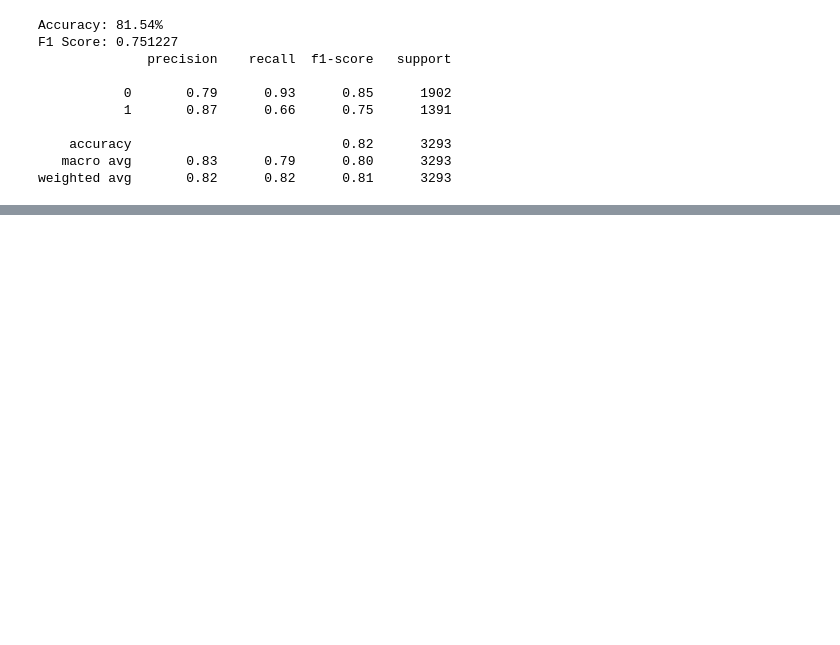
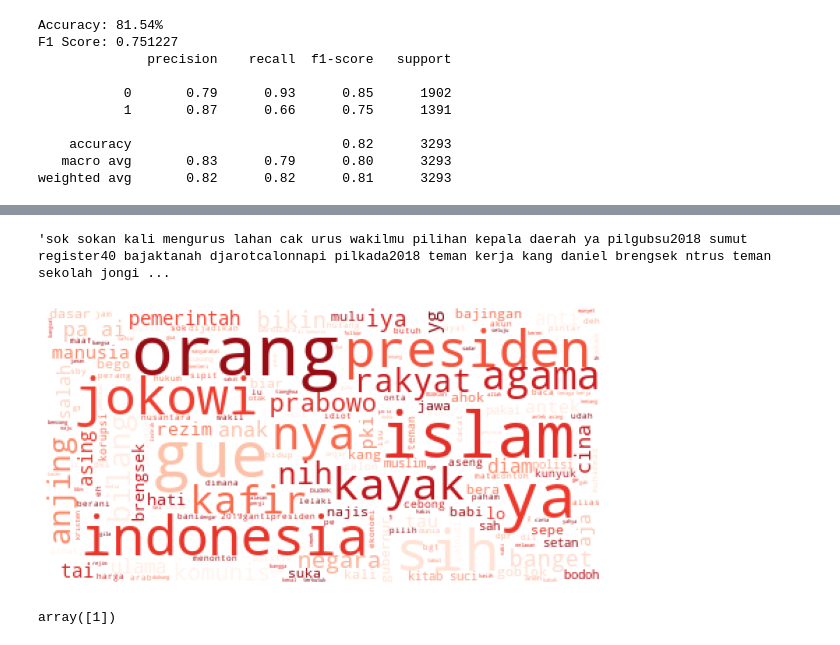
Before and after one commit to athiyadeviyani/IndoHateSpeech, a Jupyter notebook: IndoHateSpeech_preprocessing_basicmodels.ipynb, the cells around one changed output, grey strips where cells are left out. Cells and saved outputs as stored; diff of their text form; code cells hidden in the pictures; blank space fills up the shorter version.

```diff
--- a/IndoHateSpeech_preprocessing_basicmodels.ipynb
+++ b/IndoHateSpeech_preprocessing_basicmodels.ipynb
@@ -425,3 +425,8 @@ F1 Score: 0.751227
     accuracy                           0.82      3293
    macro avg       0.83      0.79      0.80      3293
 weighted avg       0.82      0.82      0.81      3293
+# %%
+test['preds'] = model.predict(X_test)
+# %%
+misclassified = test[test.HS != test.preds]
+misclassified[misclassified.HS==0][misclassified.preds==1].head(50)
@@ -427,0 +451,17 @@ weighted avg       0.82      0.82      0.81      3293
+# %%
+' '.join(misclassified.text.values)
+# %% [output]
+'sok sokan kali mengurus lahan cak urus wakilmu pilihan kepala daerah ya pilgubsu2018 sumut register40 bajaktanah djarotcalonnapi pilkada2018 teman kerja kang daniel brengsek ntrus teman sekolah jongi ...
+# %%
+# pos_mask = np.array(Image.open('../input/masksforwordclouds/twitter_mask.png'))
+wordcloud = WordCloud(background_color='white', max_font_size=50, max_words=200, colormap='Reds').generate(' '.join(misclassified.text.values))
+plt.figure(figsize=(10,10))
+plt.imshow(wordcloud)
+plt.axis("off")
+plt.show()
+# %% [output]
+[figure, added]
+# %%
+model.predict(['gue punya anjing'])
+# %% [output]
+array([1])
```
Also changed, not shown: parts of 2 cells of this notebook, 6 other files.
